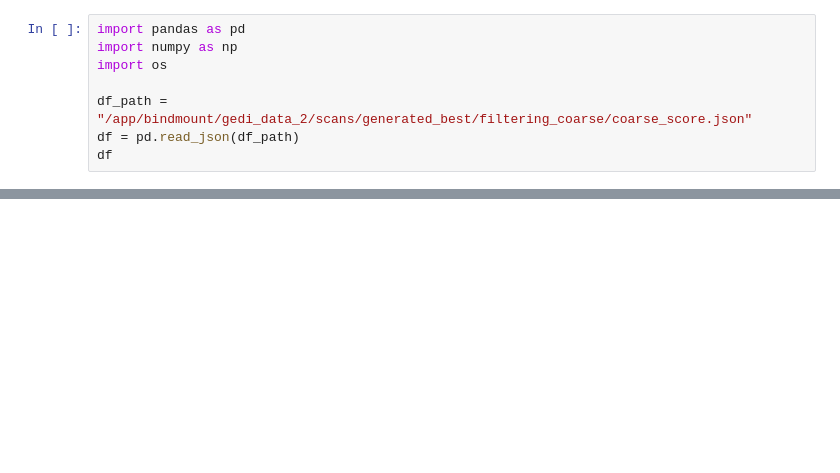
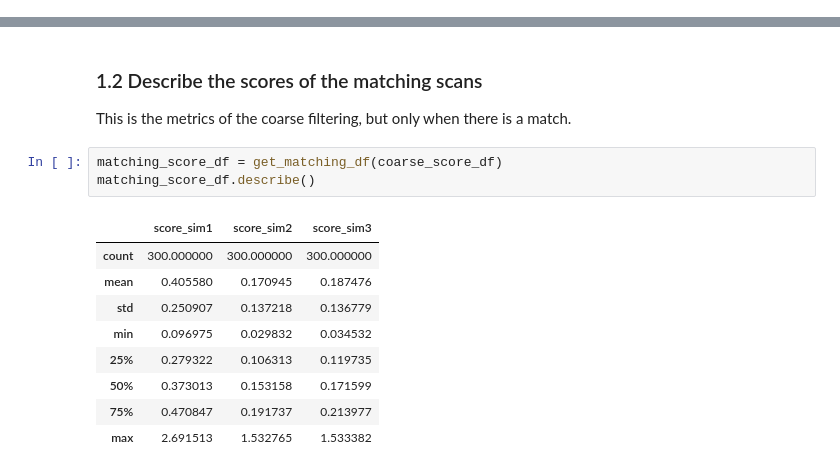
Before and after one commit to CharlesCBeaulieu/gedi, a Jupyter notebook: src/eval_coarse.ipynb, the cells around one changed output, grey strips where cells are left out. Drawn from its saved outputs; the diff is of its cells as text; blank space fills up the shorter version.

```diff
--- a/src/eval_coarse.ipynb
+++ b/src/eval_coarse.ipynb
@@ -1,8 +0,0 @@
-# %%
-import pandas as pd
-import numpy as np
-import os
-
-df_path = "/app/bindmount/gedi_data_2/scans/generated_best/filtering_coarse/coarse_score.json"
-df = pd.read_json(df_path)
-df
@@ -87,0 +102,16 @@ KeyError: 'filtering_coarse_rank_fig'
+# %% [markdown]
+### 1.2 Describe the scores of the matching scans
+This is the metrics of the coarse filtering, but only when there is a match.
+# %%
+matching_score_df = get_matching_df(coarse_score_df)
+matching_score_df.describe()
+# %% [output]
+|  | score_sim1 | score_sim2 | score_sim3 |
+| count | 300.000000 | 300.000000 | 300.000000 |
+| mean | 0.405580 | 0.170945 | 0.187476 |
+| std | 0.250907 | 0.137218 | 0.136779 |
+| min | 0.096975 | 0.029832 | 0.034532 |
+| 25% | 0.279322 | 0.106313 | 0.119735 |
+| 50% | 0.373013 | 0.153158 | 0.171599 |
+| 75% | 0.470847 | 0.191737 | 0.213977 |
+| max | 2.691513 | 1.532765 | 1.533382 |
```
Also changed, not shown: parts of 13 cells of this notebook.
